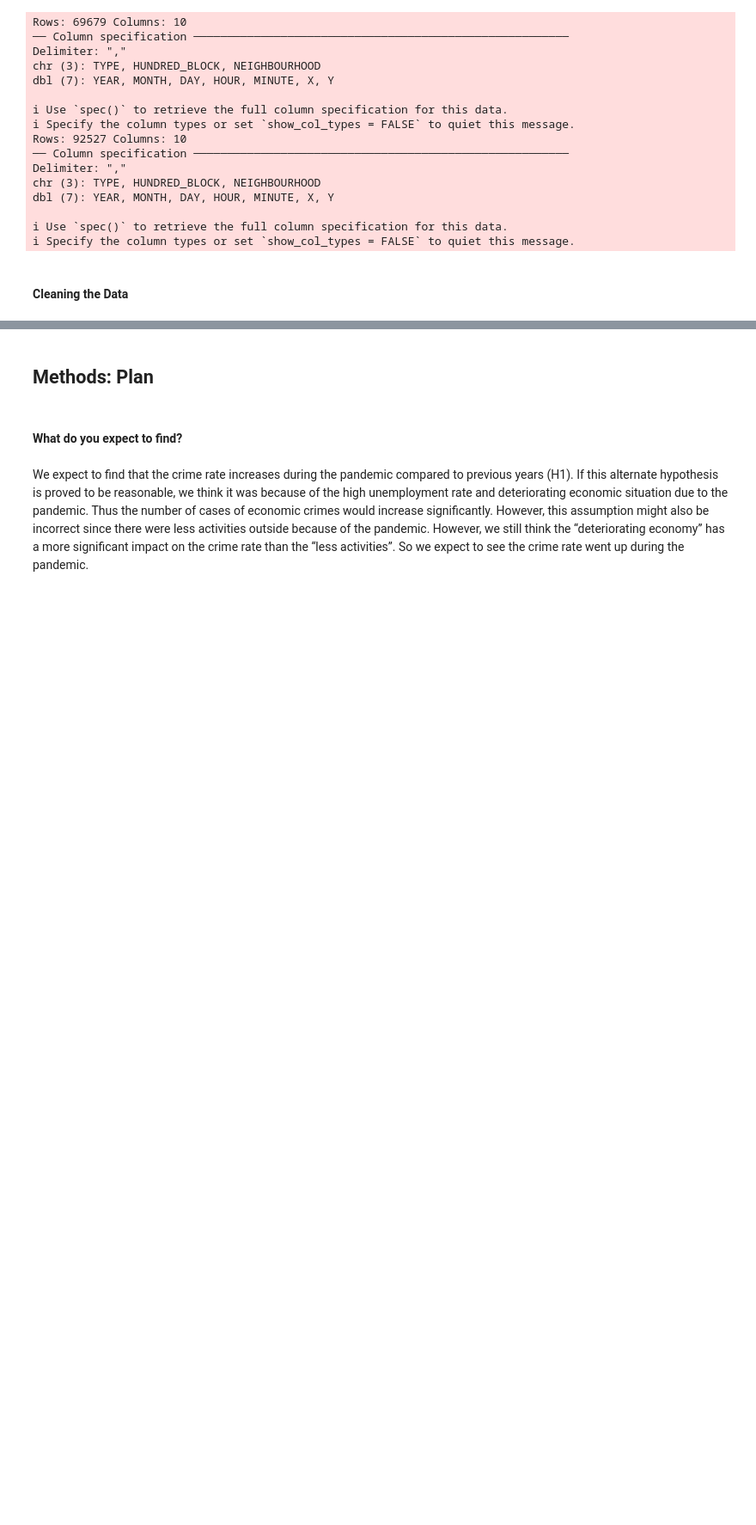
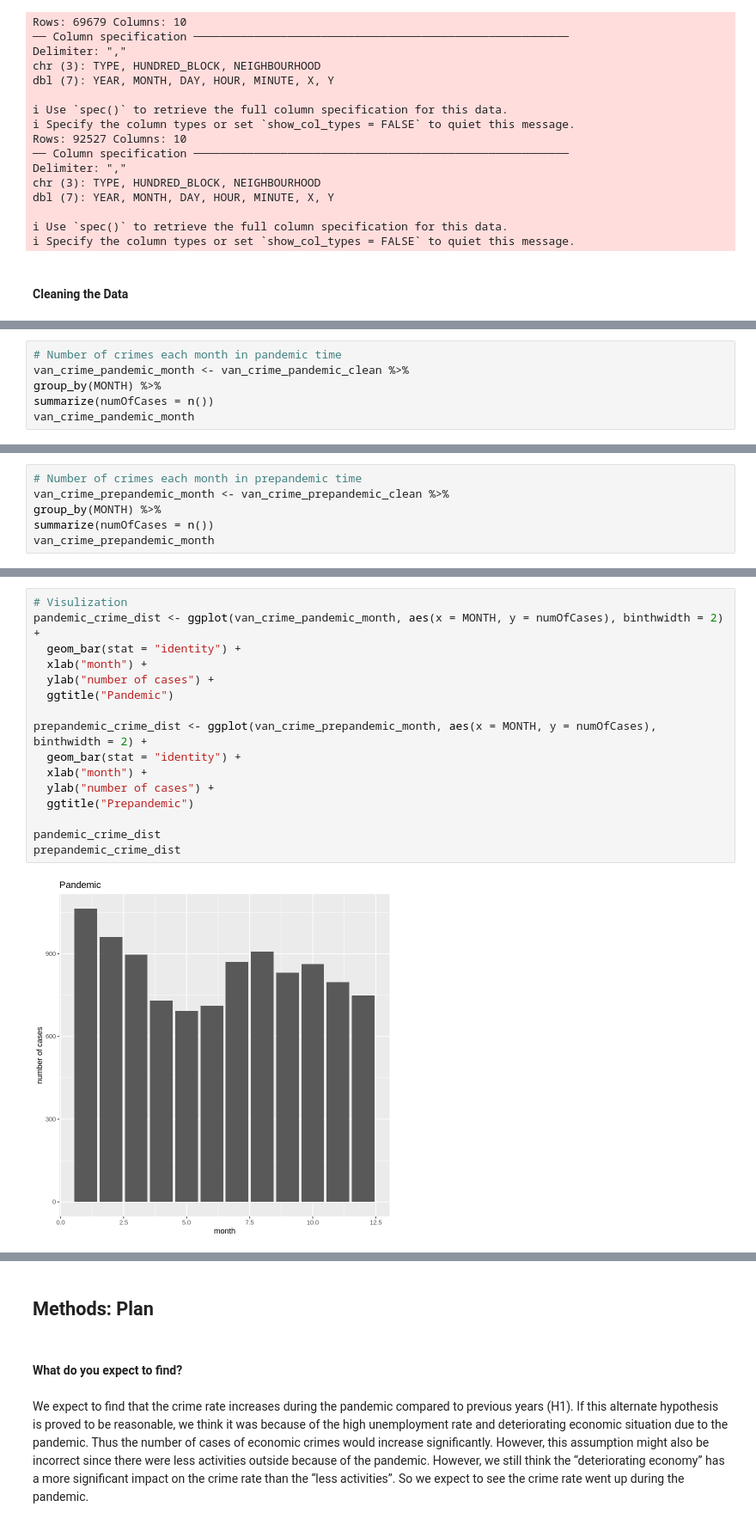
Before and after one commit to yingquanw/STAT201_project_group35, a Jupyter notebook: project.ipynb, the cells around one changed output, grey strips where cells are left out. Shown at 86% size. Saved outputs shown, nothing was run; the diff lists cells and outputs as text; blank space fills up the shorter version.

```diff
--- a/project.ipynb
+++ b/project.ipynb
@@ -93,0 +96,6 @@ A tibble: 6 × 4
+# %%
+# Number of crimes each month in pandemic time
+van_crime_pandemic_month <- van_crime_pandemic_clean %>%
+group_by(MONTH) %>%
+summarize(numOfCases = n())
+van_crime_pandemic_month
@@ -93,0 +118,6 @@ A tibble: 6 × 4
+# %%
+# Number of crimes each month in prepandemic time
+van_crime_prepandemic_month <- van_crime_prepandemic_clean %>%
+group_by(MONTH) %>%
+summarize(numOfCases = n())
+van_crime_prepandemic_month
@@ -93,0 +140,18 @@ A tibble: 6 × 4
+# %%
+# Visulization
+pandemic_crime_dist <- ggplot(van_crime_pandemic_month, aes(x = MONTH, y = numOfCases), binthwidth = 2) +
+  geom_bar(stat = "identity") +
+  xlab("month") +
+  ylab("number of cases") +
+  ggtitle("Pandemic")
+
+prepandemic_crime_dist <- ggplot(van_crime_prepandemic_month, aes(x = MONTH, y = numOfCases), binthwidth = 2) +
+  geom_bar(stat = "identity") +
+  xlab("month") +
+  ylab("number of cases") +
+  ggtitle("Prepandemic")
+
+pandemic_crime_dist
+prepandemic_crime_dist
+# %% [output]
+[figure, added]
```
Also changed, not shown: parts of 9 cells of this notebook.
